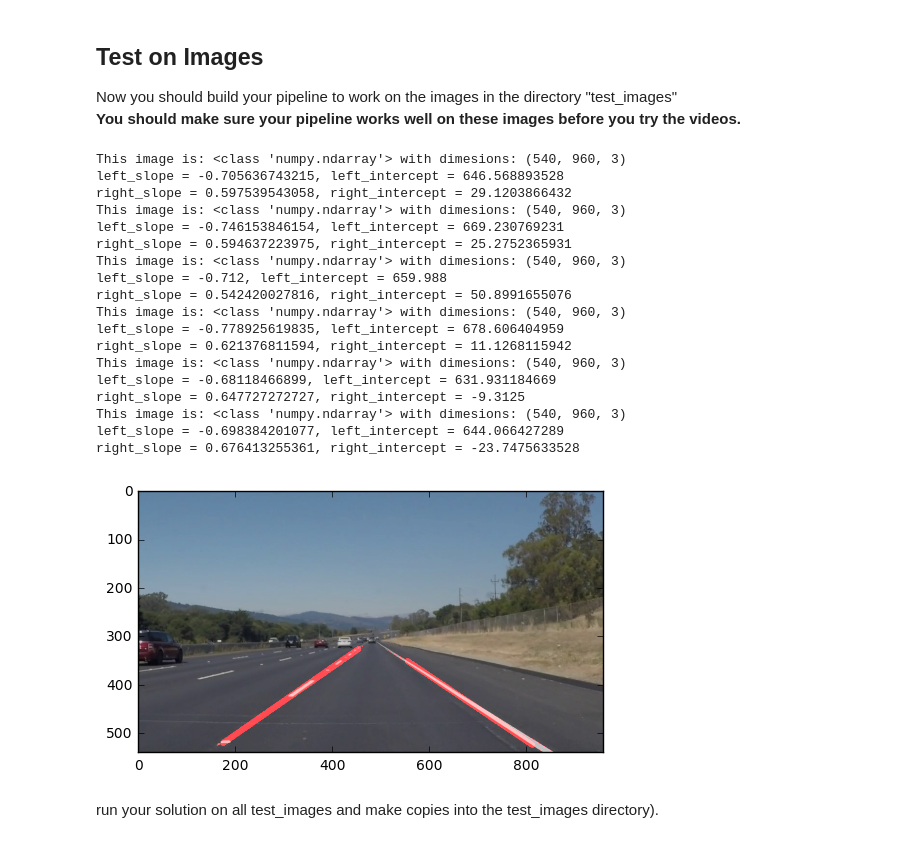
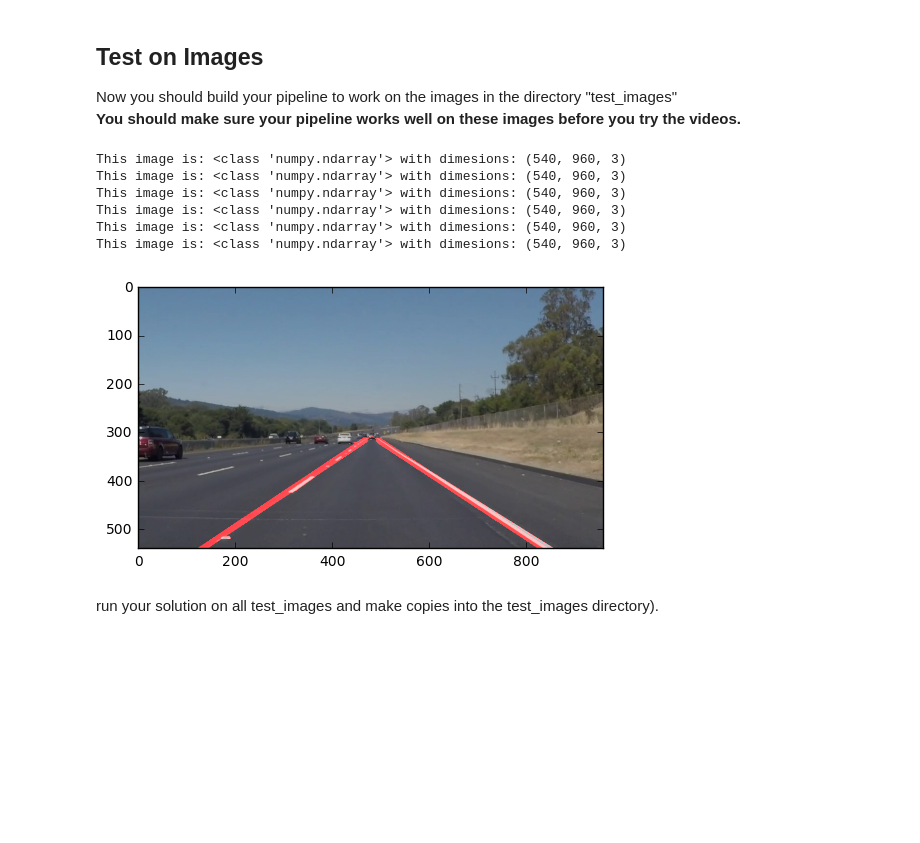
Before and after one commit to raznis/CarND-LaneLines-P1, a Jupyter notebook: P1.ipynb, the cells around one changed output. Saved outputs shown, nothing was run; the diff lists cells and outputs as text; code cells hidden in the pictures; blank space fills up the shorter version.

```diff
--- a/P1.ipynb
+++ b/P1.ipynb
@@ -137,7 +137,7 @@ def draw_lines(img, lines, color=[255, 0, 0], thickness=2):
         for x1,y1,x2,y2 in line:
             cv2.line(img, (x1, y1), (x2, y2), color, thickness - 1)
             line_length = math.sqrt((x1-x2)**2 + (y1-y2)**2)
-            if line_length > 10 and not x1 == x2:
+            if line_length > 30 and not x1 == x2:
                 slope = float(y1-y2)/float(x1-x2)
                 #intercept = float(y1) - slope * float(x1)
                 if slope < 0:
@@ -166,14 +166,16 @@ def draw_lines(img, lines, color=[255, 0, 0], thickness=2):
 
     left_slope = (closest_left[1] - farthest_left[1]) / (closest_left[0] - farthest_left[0])#np.mean(slope_left_list)
     left_intercept = farthest_left[1] - left_slope * farthest_left[0]#np.mean(intercept_left_list)
-    print("left_slope = " + str(left_slope) + ", left_intercept = " + str(left_intercept))
+    #print("left_slope = " + str(left_slope) + ", left_intercept = " + str(left_intercept))
 
     right_slope = (closest_right[1] - farthest_right[1]) / (closest_right[0] - farthest_right[0])#np.mean(slope_left_list)
     right_intercept = farthest_right[1] - right_slope * farthest_right[0]#np.mean(intercept_left_list)
-    print("right_slope = " + str(right_slope) + ", right_intercept = " + str(right_intercept))
+    #print("right_slope = " + str(right_slope) + ", right_intercept = " + str(right_intercept))
 
-    cv2.line(img, (math.floor((closest_left[1] - left_intercept) / left_slope), math.floor(closest_left[1])), (math.floor((farthest_left[1] - left_intercept) / left_slope), math.floor(farthest_left[1])), color, thickness + 10)
-    cv2.line(img, (math.floor((closest_right[1] - right_intercept) / right_slope), math.floor(closest_right[1])), (math.floor((farthest_right[1] - right_intercept) / right_slope), math.floor(farthest_right[1])), color, thickness + 10)
+    #cv2.line(img, (math.floor((closest_left[1] - left_intercept) / left_slope), math.floor(closest_left[1])), (math.floor((farthest_left[1] - left_intercept) / left_slope), math.floor(farthest_left[1])), color, thickness + 10)
+    cv2.line(img, (math.floor((img.shape[1] - left_intercept) / left_slope), math.floor(img.shape[1])), (math.floor((farthest_left[1] - left_intercept) / left_slope), math.floor(farthest_left[1])), color, thickness + 10)
+    #cv2.line(img, (math.floor((closest_right[1] - right_intercept) / right_slope), math.floor(closest_right[1])), (math.floor((farthest_right[1] - right_intercept) / right_slope), math.floor(farthest_right[1])), color, thickness + 10)
+    cv2.line(img, (math.floor((img.shape[1] - right_intercept) / right_slope), math.floor(img.shape[1])), (math.floor((farthest_right[1] - right_intercept) / right_slope), math.floor(farthest_right[1])), color, thickness + 10)
 
 
 def hough_lines(img, rho, theta, threshold, min_line_len, max_line_gap):
@@ -217,47 +219,35 @@ for file in os.listdir("test_images/"):
     plt.imshow(image)  # if you wanted to show a single color channel image called 'gray', for example, call as plt.imshow(gray, cmap='gray')
     gray = grayscale(image)
     plt.imshow(gray, cmap='gray')
     blur_gray = gaussian_blur(gray, 5)
     plt.imshow(blur_gray, cmap='gray')
     low_threshold = 50.0
     high_threshold = 150.0
     edges = cv2.Canny(blur_gray, low_threshold, high_threshold)
     # Display the image
     plt.imshow(edges, cmap='Greys_r')
     imshape = image.shape
-    vertices = np.array([[(0,imshape[0]),(imshape[1]/2.0 - 10., imshape[0]*0.59), (imshape[1]/2.0 + 10., imshape[0]*0.59), (imshape[1],imshape[0])]], dtype=np.int32)
+    vertices = np.array([[(0,imshape[0]),(imshape[1]/2.0 - 10., imshape[0]*0.57), (imshape[1]/2.0 + 10., imshape[0]*0.57), (imshape[1],imshape[0])]], dtype=np.int32)
     masked_image = region_of_interest(edges, vertices)
     plt.imshow(masked_image, cmap='Greys_r')
     rho = 2 # distance resolution in pixels of the Hough grid
     theta = np.pi/180 # angular resolution in radians of the Hough grid
     threshold = 15     # minimum number of votes (intersections in Hough grid cell)
     min_line_length = 10 #minimum number of pixels making up a line
     max_line_gap = 20    # maximum gap in pixels between connectable line segments
     hough = hough_lines(masked_image, rho, theta, threshold, min_line_length, max_line_gap)
     plt.imshow(hough)
     image_with_lines = weighted_img(hough, image)
     mpimg.imsave("test_images/with_lanes_"+file, image_with_lines)
     plt.imshow(image_with_lines)
 # %% [output]
 This image is: <class 'numpy.ndarray'> with dimesions: (540, 960, 3)
-left_slope = -0.705636743215, left_intercept = 646.568893528
-right_slope = 0.597539543058, right_intercept = 29.1203866432
 This image is: <class 'numpy.ndarray'> with dimesions: (540, 960, 3)
-left_slope = -0.746153846154, left_intercept = 669.230769231
-right_slope = 0.594637223975, right_intercept = 25.2752365931
 This image is: <class 'numpy.ndarray'> with dimesions: (540, 960, 3)
-left_slope = -0.712, left_intercept = 659.988
-right_slope = 0.542420027816, right_intercept = 50.8991655076
 This image is: <class 'numpy.ndarray'> with dimesions: (540, 960, 3)
-left_slope = -0.778925619835, left_intercept = 678.606404959
-right_slope = 0.621376811594, right_intercept = 11.1268115942
 This image is: <class 'numpy.ndarray'> with dimesions: (540, 960, 3)
-left_slope = -0.68118466899, left_intercept = 631.931184669
-right_slope = 0.647727272727, right_intercept = -9.3125
 This image is: <class 'numpy.ndarray'> with dimesions: (540, 960, 3)
-left_slope = -0.698384201077, left_intercept = 644.066427289
-right_slope = 0.676413255361, right_intercept = -23.7475633528
-[figure, old version]
+[figure, new version]
 # %% [markdown]
 run your solution on all test_images and make copies into the test_images directory).
 # %%
```
Also changed, not shown: parts of 6 cells of this notebook.
